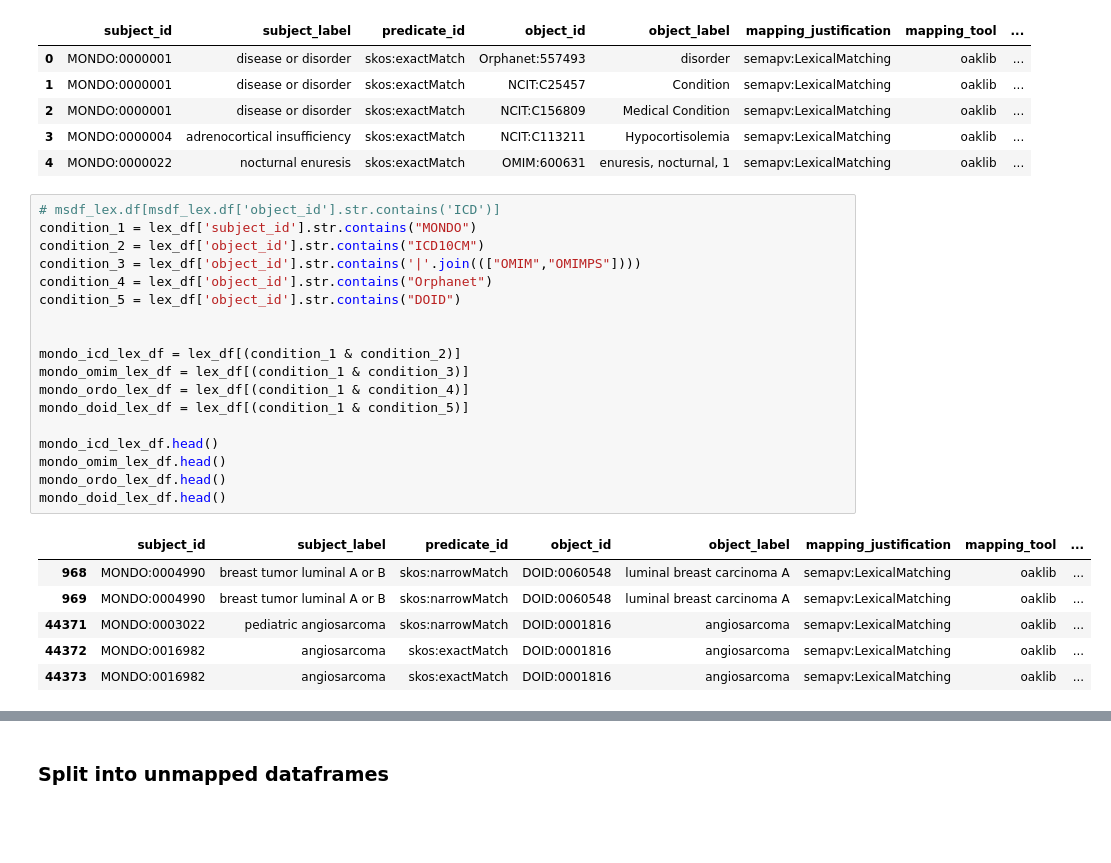
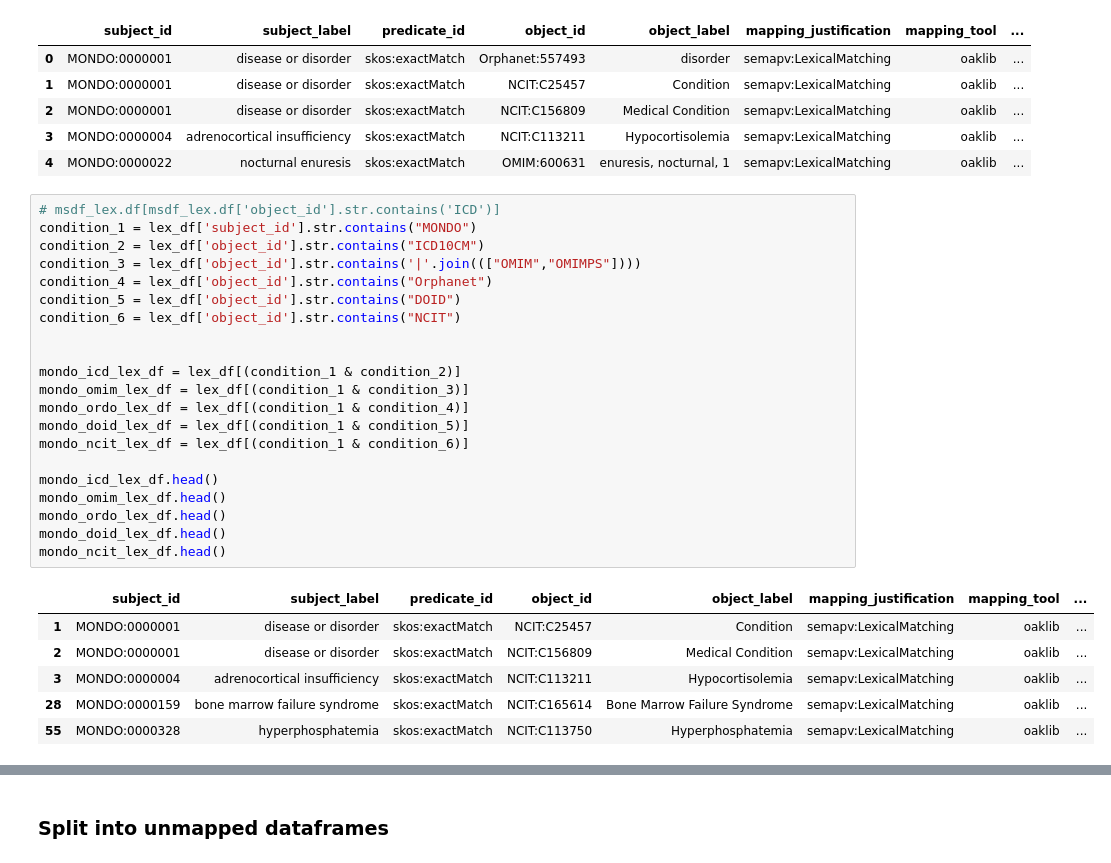
Before and after one commit to monarch-initiative/mondo-ingest, a Jupyter notebook: src/scripts/oak-lexmatch-sssom-compare.ipynb, the cells around one changed output, grey strips where cells are left out. Drawn from its saved outputs; the diff is of its cells as text; blank space fills up the shorter version.

```diff
--- a/src/scripts/oak-lexmatch-sssom-compare.ipynb
+++ b/src/scripts/oak-lexmatch-sssom-compare.ipynb
@@ -320,28 +363,31 @@ lex_df.head()
 # %%
 # msdf_lex.df[msdf_lex.df['object_id'].str.contains('ICD')]
 condition_1 = lex_df['subject_id'].str.contains("MONDO")
 condition_2 = lex_df['object_id'].str.contains("ICD10CM")
 condition_3 = lex_df['object_id'].str.contains('|'.join((["OMIM","OMIMPS"])))
 condition_4 = lex_df['object_id'].str.contains("Orphanet")
 condition_5 = lex_df['object_id'].str.contains("DOID")
+condition_6 = lex_df['object_id'].str.contains("NCIT")
 
 
 mondo_icd_lex_df = lex_df[(condition_1 & condition_2)]
 mondo_omim_lex_df = lex_df[(condition_1 & condition_3)]
 mondo_ordo_lex_df = lex_df[(condition_1 & condition_4)]
 mondo_doid_lex_df = lex_df[(condition_1 & condition_5)]
+mondo_ncit_lex_df = lex_df[(condition_1 & condition_6)]
 
 mondo_icd_lex_df.head()
 mondo_omim_lex_df.head()
 mondo_ordo_lex_df.head()
 mondo_doid_lex_df.head()
+mondo_ncit_lex_df.head()
 # %% [output]
 |  | subject_id | subject_label | predicate_id | object_id | object_label | mapping_justification | mapping_tool | ... |
-| 968 | MONDO:0004990 | breast tumor luminal A or B | skos:narrowMatch | DOID:0060548 | luminal breast carcinoma A | semapv:LexicalMatching | oaklib | ... |
-| 969 | MONDO:0004990 | breast tumor luminal A or B | skos:narrowMatch | DOID:0060548 | luminal breast carcinoma A | semapv:LexicalMatching | oaklib | ... |
-| 44371 | MONDO:0003022 | pediatric angiosarcoma | skos:narrowMatch | DOID:0001816 | angiosarcoma | semapv:LexicalMatching | oaklib | ... |
-| 44372 | MONDO:0016982 | angiosarcoma | skos:exactMatch | DOID:0001816 | angiosarcoma | semapv:LexicalMatching | oaklib | ... |
-| 44373 | MONDO:0016982 | angiosarcoma | skos:exactMatch | DOID:0001816 | angiosarcoma | semapv:LexicalMatching | oaklib | ... |
+| 1 | MONDO:0000001 | disease or disorder | skos:exactMatch | NCIT:C25457 | Condition | semapv:LexicalMatching | oaklib | ... |
+| 2 | MONDO:0000001 | disease or disorder | skos:exactMatch | NCIT:C156809 | Medical Condition | semapv:LexicalMatching | oaklib | ... |
+| 3 | MONDO:0000004 | adrenocortical insufficiency | skos:exactMatch | NCIT:C113211 | Hypocortisolemia | semapv:LexicalMatching | oaklib | ... |
+| 28 | MONDO:0000159 | bone marrow failure syndrome | skos:exactMatch | NCIT:C165614 | Bone Marrow Failure Syndrome | semapv:LexicalMatching | oaklib | ... |
+| 55 | MONDO:0000328 | hyperphosphatemia | skos:exactMatch | NCIT:C113750 | Hyperphosphatemia | semapv:LexicalMatching | oaklib | ... |
 # %%
 %%time
 # comparison_ms_diff = compare_dataframes(msdf_mondo.df, msdf_lex.df)
```
Also changed, not shown: parts of 18 cells of this notebook, 9 other files.
